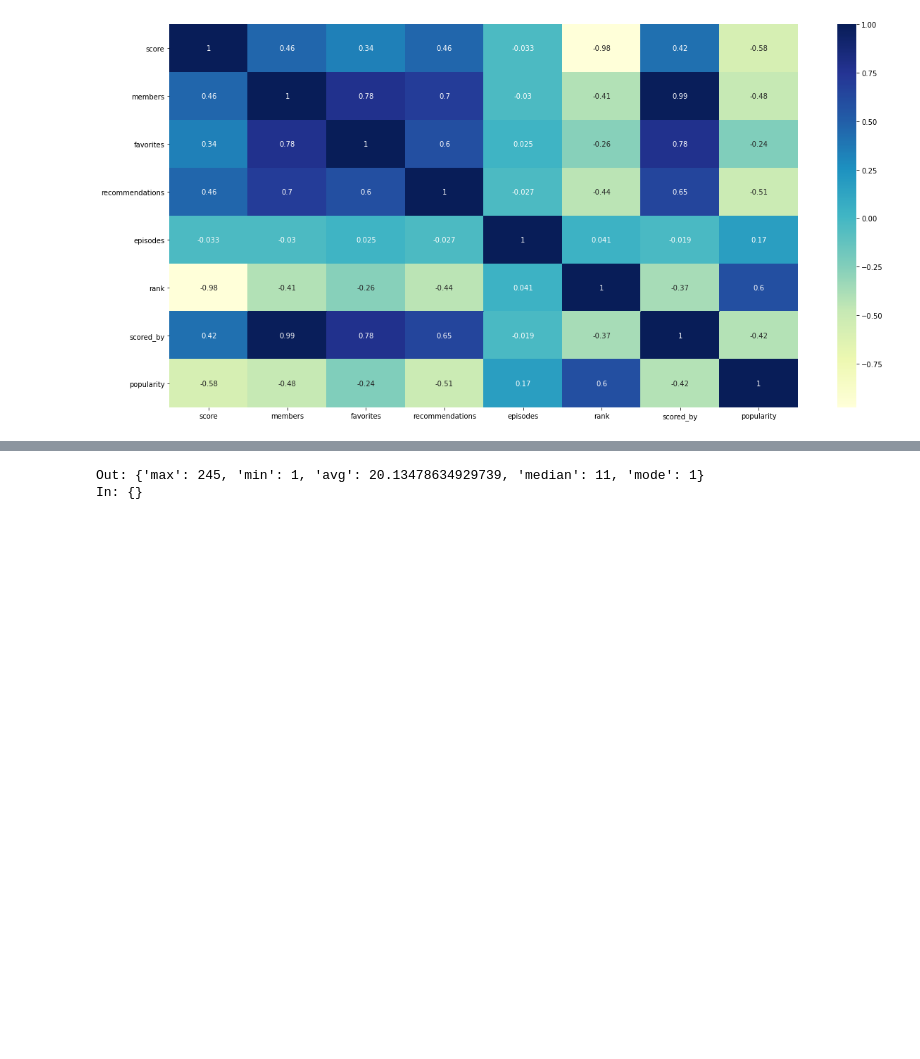
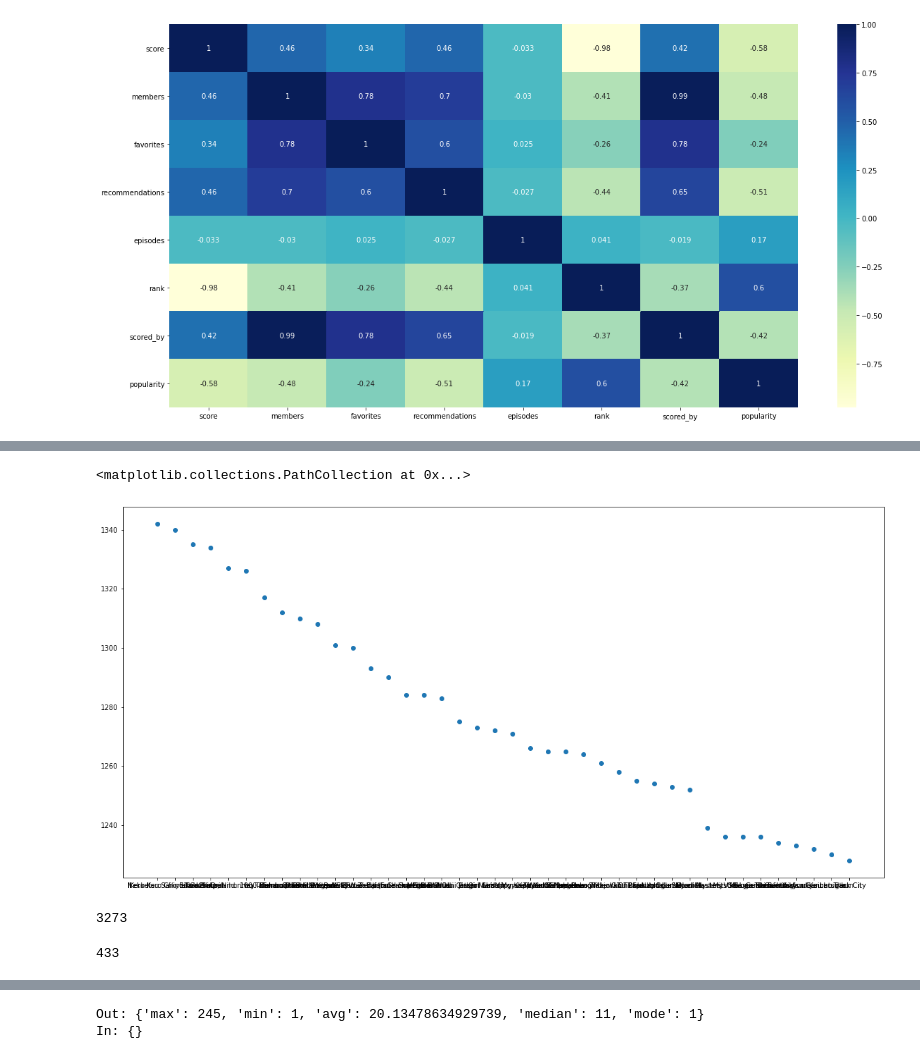
Before and after one commit to MarcBrejner/ProjectMAL, a Jupyter notebook: project.ipynb, the cells around one changed output, grey strips where cells are left out. Saved outputs shown, nothing was run; the diff lists cells and outputs as text; code cells hidden in the pictures; blank space fills up the shorter version.

```diff
--- a/project.ipynb
+++ b/project.ipynb
@@ -134,0 +240,10 @@ popularity       0.597191  -0.419880    1.000000
+# %%
+plt.scatter(df['title'].iloc[per90-20:per90+20], df['members'].iloc[per90-20:per90+20])
+# %% [output]
+<matplotlib.collections.PathCollection at 0x...>
+[figure, added]
+# %%
+maxGap(per10-20)
+# %% [output]
+3273
+433
```
Also changed, not shown: parts of 15 cells of this notebook.
